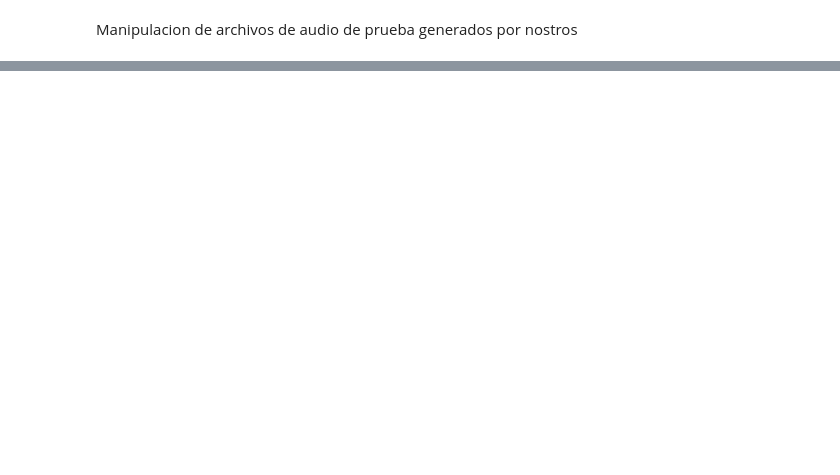
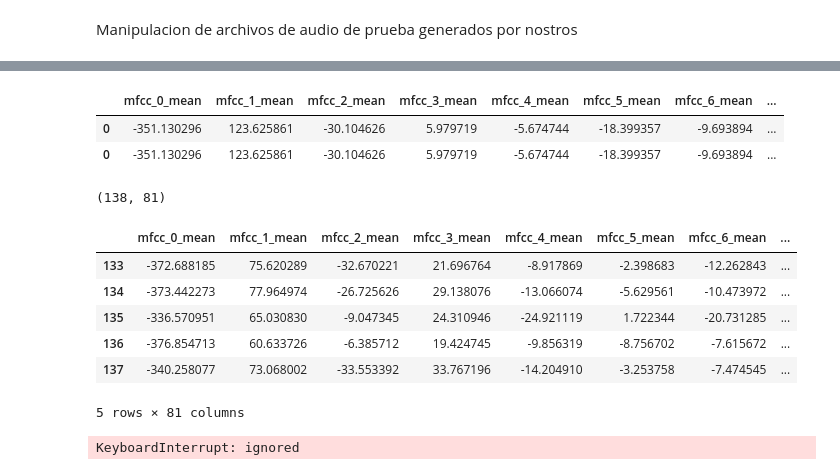
Before and after one commit to newgabo/TP2-AA, a Jupyter notebook: Sonidos_Prueba.ipynb, the cells around one changed output, grey strips where cells are left out. Cells and saved outputs as stored; diff of their text form; code cells hidden in the pictures; blank space fills up the shorter version.

```diff
--- a/Sonidos_Prueba.ipynb
+++ b/Sonidos_Prueba.ipynb
@@ -46,0 +115,50 @@ Archive:  /content/our_speech_examples/Sonidos_Gabriel.zip
+# %%
+# Ejemplo de calculo de features para un archivo
+feat, names = calculate_features(one_wavs[5])
+
+features_df1 = pd.DataFrame(feat).transpose()
+features_df2 = pd.DataFrame(feat).transpose()
+
+features_df = pd.DataFrame()
+features_df = features_df.append(features_df1)
+features_df = features_df.append(features_df2)
+features_df.columns = names
+display(features_df)
+# %% [output]
+|  | mfcc_0_mean | mfcc_1_mean | mfcc_2_mean | mfcc_3_mean | mfcc_4_mean | mfcc_5_mean | mfcc_6_mean | ... |
+| 0 | -351.130296 | 123.625861 | -30.104626 | 5.979719 | -5.674744 | -18.399357 | -9.693894 | ... |
+| 0 | -351.130296 | 123.625861 | -30.104626 | 5.979719 | -5.674744 | -18.399357 | -9.693894 | ... |
+# %%
+sounds_ours_df = pd.DataFrame()
+for sound_group in sounds_wav_array:
+    for sound_wave in sound_group[1]:
+      feat, names = calculate_features(sound_wave)
+      features_df = pd.DataFrame(feat).transpose()
+      features_df.columns = names
+      features_df['target']= sound_group[0]
+      features_df['file'] = sound_wave
+      features_df['group']= 'test_ours_sounds'
+      sounds_ours_df = sounds_ours_df.append(features_df)
+sounds_ours_df= sounds_ours_df.reset_index(drop=True)
+# %%
+print(sounds_ours_df.shape)
+sounds_ours_df.tail()
+# %% [output]
+(138, 81)
+|  | mfcc_0_mean | mfcc_1_mean | mfcc_2_mean | mfcc_3_mean | mfcc_4_mean | mfcc_5_mean | mfcc_6_mean | ... |
+| 133 | -372.688185 | 75.620289 | -32.670221 | 21.696764 | -8.917869 | -2.398683 | -12.262843 | ... |
+| 134 | -373.442273 | 77.964974 | -26.725626 | 29.138076 | -13.066074 | -5.629561 | -10.473972 | ... |
+| 135 | -336.570951 | 65.030830 | -9.047345 | 24.310946 | -24.921119 | 1.722344 | -20.731285 | ... |
+| 136 | -376.854713 | 60.633726 | -6.385712 | 19.424745 | -9.856319 | -8.756702 | -7.615672 | ... |
+| 137 | -340.258077 | 73.068002 | -33.553392 | 33.767196 | -14.204910 | -3.253758 | -7.474545 | ... |
+5 rows × 81 columns
+# %%
+!git config --global user.name 'newgabo'
+!git config --global user.email 'gabrielcillo@gmail.com'
+
+from getpass import getpass
+password = getpass('Password:')
+!git clone https://newgabo:$password@github.com/newgabo/TP2-AA
+%cd /content/TP2-AA
+# %% [output]
+KeyboardInterrupt: ignored
```
Also changed, not shown: parts of 10 cells of this notebook.
